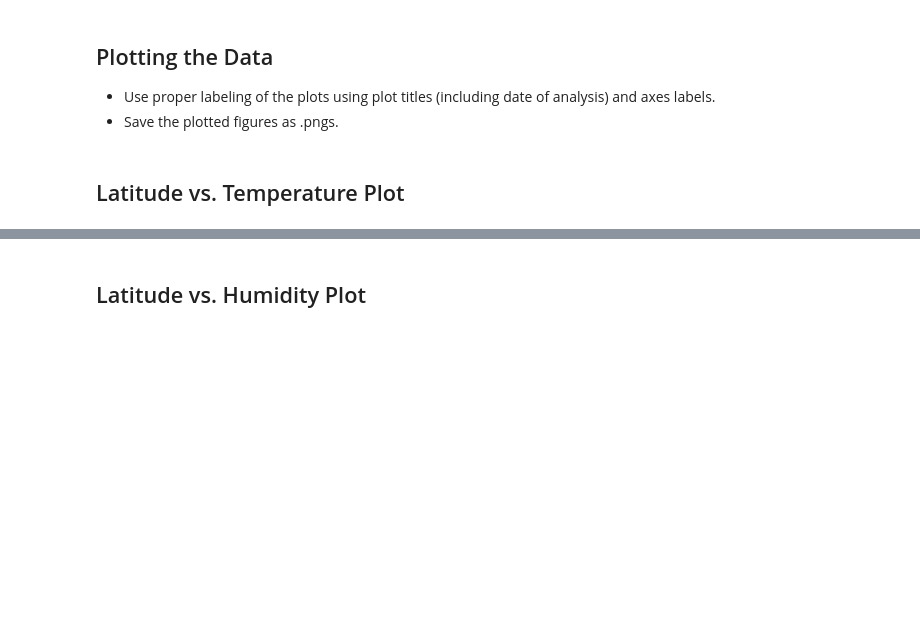
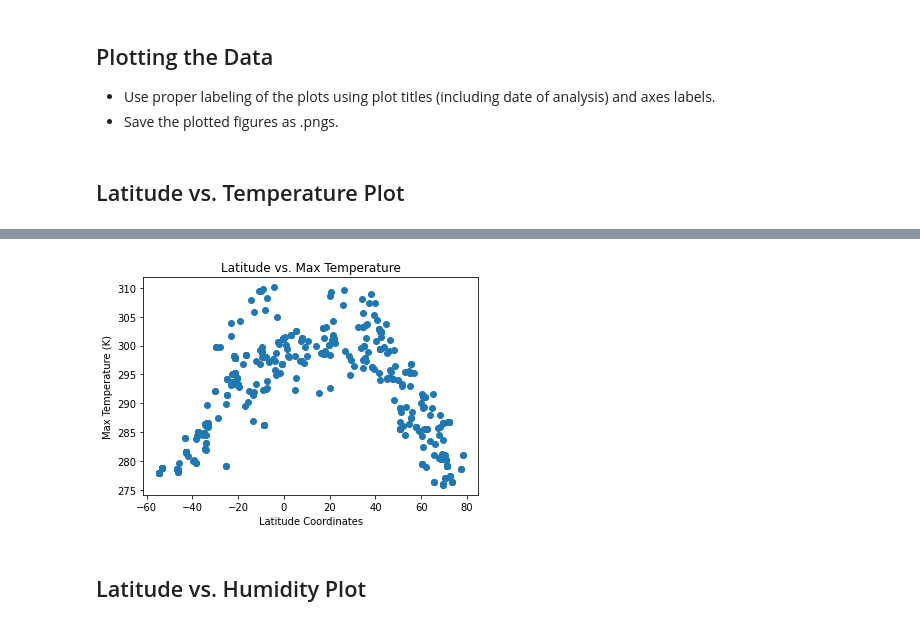
Before and after one commit to jared-roussel/python-api-challenge, a Jupyter notebook: WeatherPy/WeatherPy.ipynb, the cells around one changed output, grey strips where cells are left out. Saved outputs shown, nothing was run; the diff lists cells and outputs as text; code cells hidden in the pictures; blank space fills up the shorter version.

Commit message:
Scatter plots are coded

```diff
--- a/WeatherPy/WeatherPy.ipynb
+++ b/WeatherPy/WeatherPy.ipynb
@@ -184,2 +164,12 @@ indices
+# %%
+lat_plot = city_info_df['Lat']
+temp_plot = city_info_df['Max Temp']
+plt.scatter(lat_plot,temp_plot)
+plt.xlabel("Latitude Coordinates")
+plt.ylabel("Max Temperature (K)")
+plt.title("Latitude vs. Max Temperature")
+plt.show()
+# %% [output]
+[figure, added]
 # %% [markdown]
 ## Latitude vs. Humidity Plot
```
Also changed, not shown: parts of 20 cells of this notebook.
